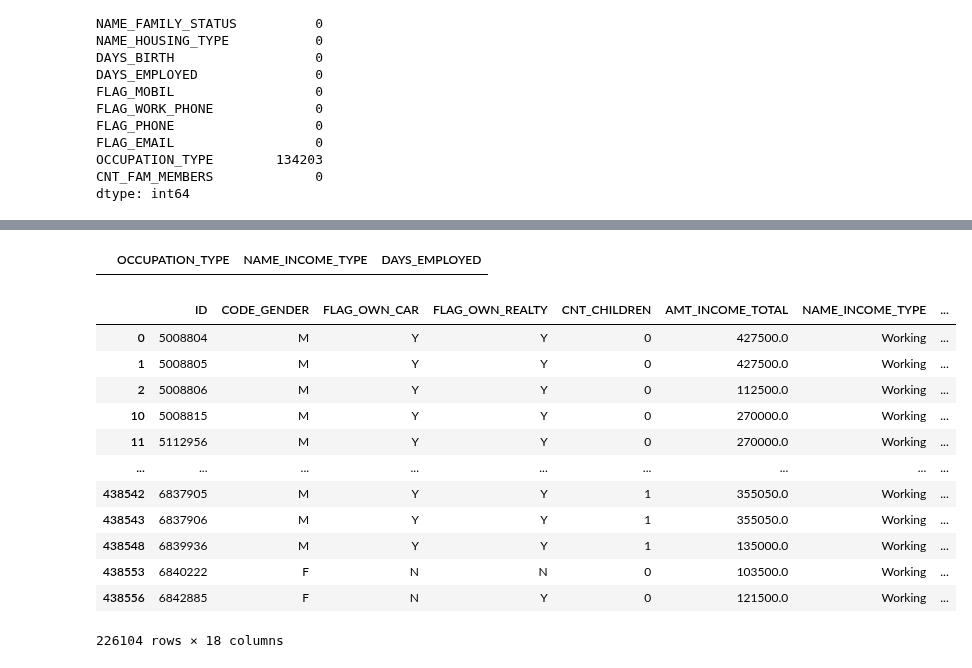
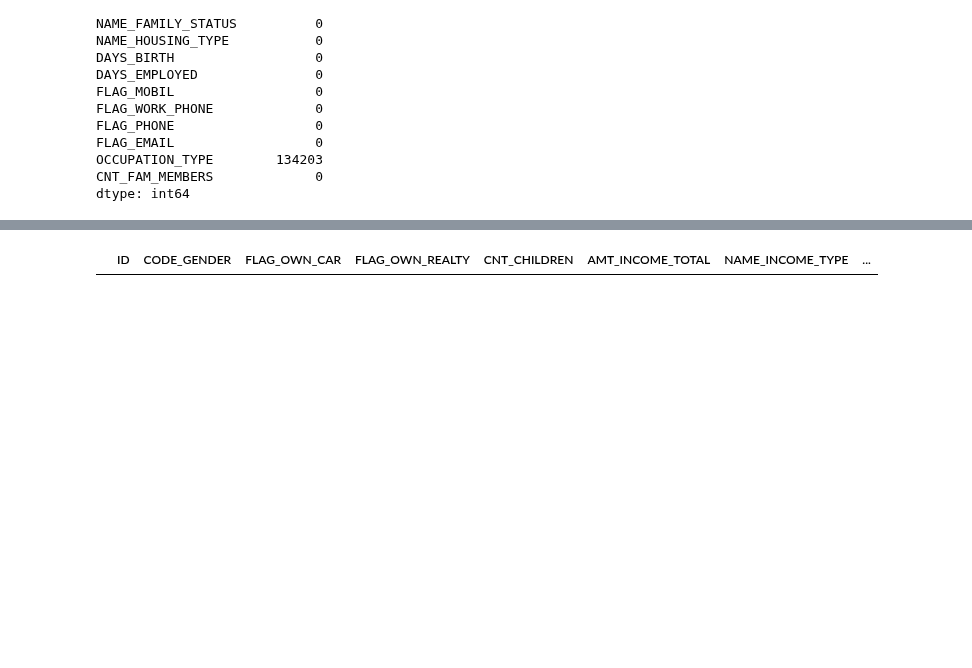
Before and after one commit to credit-risk-management-predictor/credit-risk-management-predictor, a Jupyter notebook: anthony-explore.ipynb, the cells around one changed output, grey strips where cells are left out. Drawn from its saved outputs; the diff is of its cells as text; code cells hidden in the pictures; blank space fills up the shorter version.

```diff
--- a/anthony-explore.ipynb
+++ b/anthony-explore.ipynb
@@ -167,22 +268,5 @@ apps[(apps['OCCUPATION_TYPE'].isnull()) & (apps['NAME_INCOME_TYPE'] == 'Working'
-# %%
-# Is there anyone who's occupation is null, income type is working, AND Days Employed is > -1
-apps[(apps['OCCUPATION_TYPE'].isnull()) & (apps['NAME_INCOME_TYPE'].notnull()) & (apps['DAYS_EMPLOYED'] > -1)][['OCCUPATION_TYPE', 'NAME_INCOME_TYPE', 'DAYS_EMPLOYED']]
-# %% [output]
-|  | OCCUPATION_TYPE | NAME_INCOME_TYPE | DAYS_EMPLOYED |
 # %%
-apps[apps['NAME_INCOME_TYPE']=='Working']
+apps[(apps['OCCUPATION_TYPE'].isnull()) & (apps['NAME_INCOME_TYPE'].isnull())]
 # %% [output]
 |  | ID | CODE_GENDER | FLAG_OWN_CAR | FLAG_OWN_REALTY | CNT_CHILDREN | AMT_INCOME_TOTAL | NAME_INCOME_TYPE | ... |
-| 0 | 5008804 | M | Y | Y | 0 | 427500.0 | Working | ... |
-| 1 | 5008805 | M | Y | Y | 0 | 427500.0 | Working | ... |
-| 2 | 5008806 | M | Y | Y | 0 | 112500.0 | Working | ... |
-| 10 | 5008815 | M | Y | Y | 0 | 270000.0 | Working | ... |
-| 11 | 5112956 | M | Y | Y | 0 | 270000.0 | Working | ... |
-| ... | ... | ... | ... | ... | ... | ... | ... | ... |
-| 438542 | 6837905 | M | Y | Y | 1 | 355050.0 | Working | ... |
-| 438543 | 6837906 | M | Y | Y | 1 | 355050.0 | Working | ... |
-| 438548 | 6839936 | M | Y | Y | 1 | 135000.0 | Working | ... |
-| 438553 | 6840222 | F | N | N | 0 | 103500.0 | Working | ... |
-| 438556 | 6842885 | F | N | Y | 0 | 121500.0 | Working | ... |
-226104 rows × 18 columns
 # %%
```
Also changed, not shown: parts of 27 cells of this notebook.
